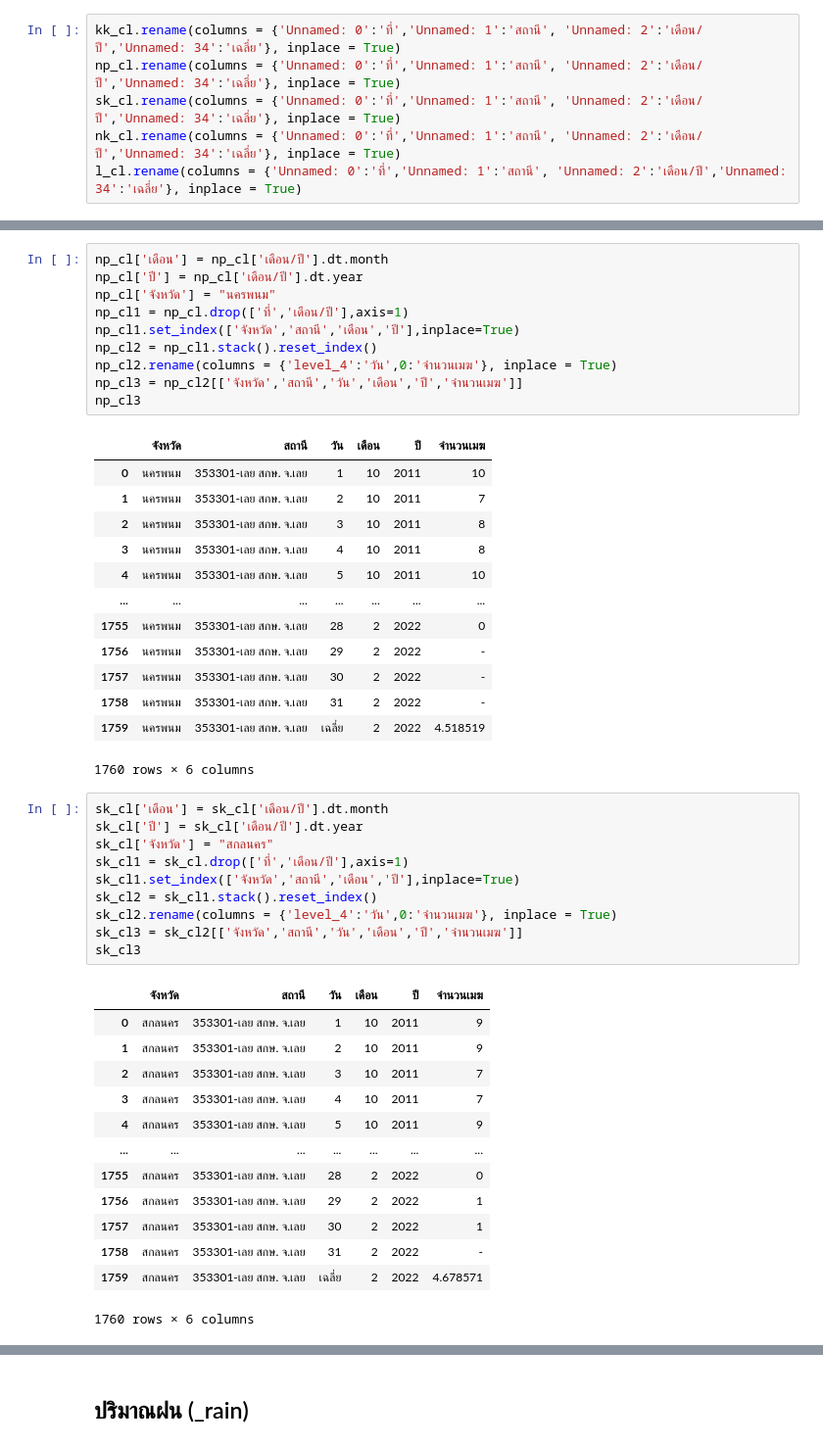
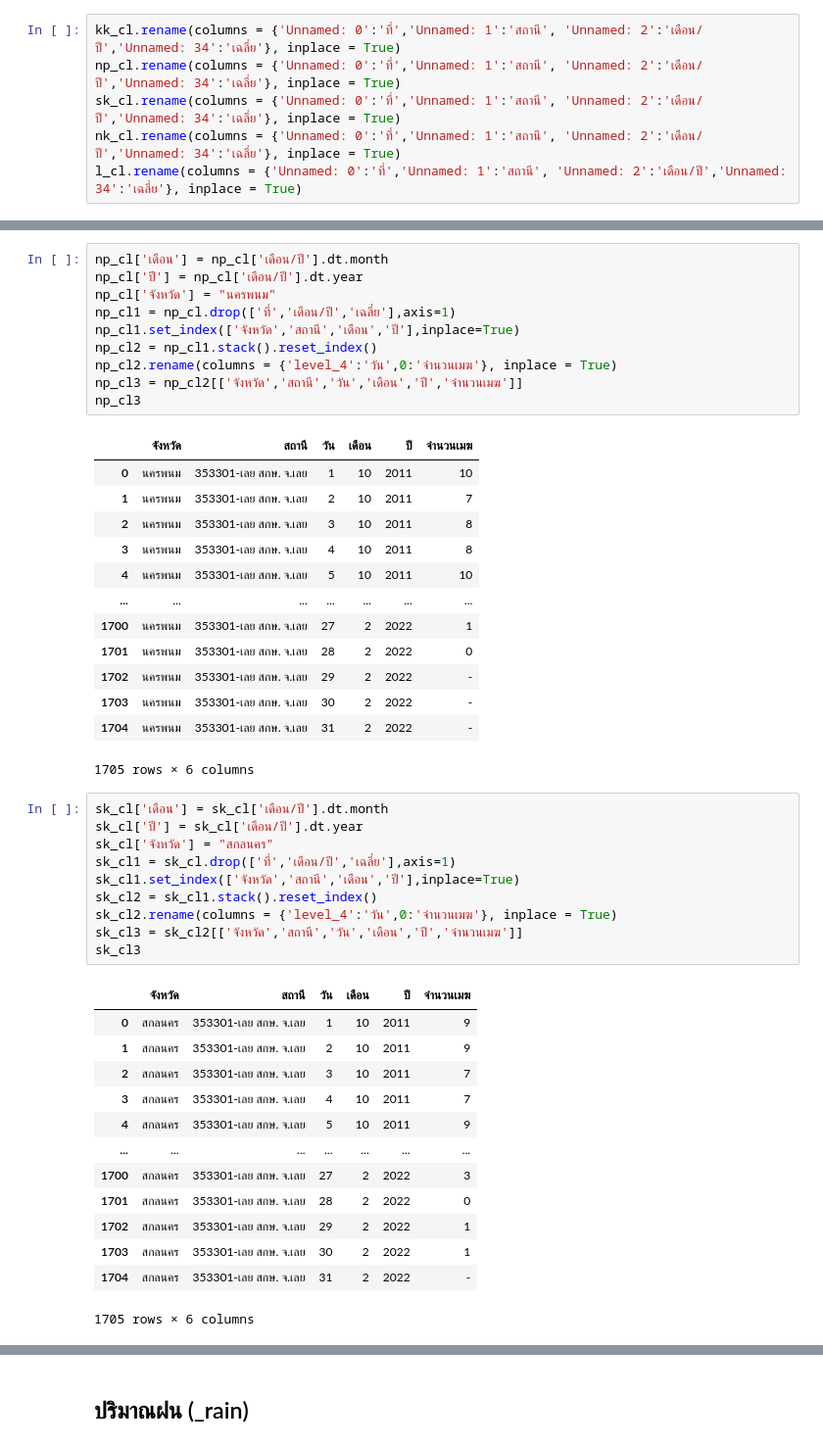
Before and after one commit to supatsara2002/bsc_dpdm22, a Jupyter notebook: Quiz_Group_5_20_of_Midterm.ipynb, the cells around one changed output, grey strips where cells are left out. Shown at 98% size. Cells and saved outputs as stored; diff of their text form.

```diff
--- a/Quiz_Group_5_20_of_Midterm.ipynb
+++ b/Quiz_Group_5_20_of_Midterm.ipynb
@@ -799,7 +799,7 @@ kk_cl3
 np_cl['เดือน'] = np_cl['เดือน/ปี'].dt.month
 np_cl['ปี'] = np_cl['เดือน/ปี'].dt.year
 np_cl['จังหวัด'] = "นครพนม"
-np_cl1 = np_cl.drop(['ที่','เดือน/ปี'],axis=1)
+np_cl1 = np_cl.drop(['ที่','เดือน/ปี','เฉลี่ย'],axis=1)
 np_cl1.set_index(['จังหวัด','สถานี','เดือน','ปี'],inplace=True)
 np_cl2 = np_cl1.stack().reset_index()
 np_cl2.rename(columns = {'level_4':'วัน',0:'จำนวนเมฆ'}, inplace = True)
@@ -813,36 +813,36 @@ np_cl3
 | 3 | นครพนม | 353301-เลย สกษ. จ.เลย | 4 | 10 | 2011 | 8 |
 | 4 | นครพนม | 353301-เลย สกษ. จ.เลย | 5 | 10 | 2011 | 10 |
 | ... | ... | ... | ... | ... | ... | ... |
-| 1755 | นครพนม | 353301-เลย สกษ. จ.เลย | 28 | 2 | 2022 | 0 |
-| 1756 | นครพนม | 353301-เลย สกษ. จ.เลย | 29 | 2 | 2022 | - |
-| 1757 | นครพนม | 353301-เลย สกษ. จ.เลย | 30 | 2 | 2022 | - |
-| 1758 | นครพนม | 353301-เลย สกษ. จ.เลย | 31 | 2 | 2022 | - |
-| 1759 | นครพนม | 353301-เลย สกษ. จ.เลย | เฉลี่ย | 2 | 2022 | 4.518519 |
+| 1700 | นครพนม | 353301-เลย สกษ. จ.เลย | 27 | 2 | 2022 | 1 |
+| 1701 | นครพนม | 353301-เลย สกษ. จ.เลย | 28 | 2 | 2022 | 0 |
+| 1702 | นครพนม | 353301-เลย สกษ. จ.เลย | 29 | 2 | 2022 | - |
+| 1703 | นครพนม | 353301-เลย สกษ. จ.เลย | 30 | 2 | 2022 | - |
+| 1704 | นครพนม | 353301-เลย สกษ. จ.เลย | 31 | 2 | 2022 | - |
-1760 rows × 6 columns
+1705 rows × 6 columns
 # %%
 sk_cl['เดือน'] = sk_cl['เดือน/ปี'].dt.month
 sk_cl['ปี'] = sk_cl['เดือน/ปี'].dt.year
 sk_cl['จังหวัด'] = "สกลนคร"
-sk_cl1 = sk_cl.drop(['ที่','เดือน/ปี'],axis=1)
+sk_cl1 = sk_cl.drop(['ที่','เดือน/ปี','เฉลี่ย'],axis=1)
 sk_cl1.set_index(['จังหวัด','สถานี','เดือน','ปี'],inplace=True)
 sk_cl2 = sk_cl1.stack().reset_index()
 sk_cl2.rename(columns = {'level_4':'วัน',0:'จำนวนเมฆ'}, inplace = True)
 sk_cl3 = sk_cl2[['จังหวัด','สถานี','วัน','เดือน','ปี','จำนวนเมฆ']]
 sk_cl3
 # %% [output]
 |  | จังหวัด | สถานี | วัน | เดือน | ปี | จำนวนเมฆ |
 | 0 | สกลนคร | 353301-เลย สกษ. จ.เลย | 1 | 10 | 2011 | 9 |
 | 1 | สกลนคร | 353301-เลย สกษ. จ.เลย | 2 | 10 | 2011 | 9 |
 | 2 | สกลนคร | 353301-เลย สกษ. จ.เลย | 3 | 10 | 2011 | 7 |
 | 3 | สกลนคร | 353301-เลย สกษ. จ.เลย | 4 | 10 | 2011 | 7 |
 | 4 | สกลนคร | 353301-เลย สกษ. จ.เลย | 5 | 10 | 2011 | 9 |
 | ... | ... | ... | ... | ... | ... | ... |
-| 1755 | สกลนคร | 353301-เลย สกษ. จ.เลย | 28 | 2 | 2022 | 0 |
-| 1756 | สกลนคร | 353301-เลย สกษ. จ.เลย | 29 | 2 | 2022 | 1 |
-| 1757 | สกลนคร | 353301-เลย สกษ. จ.เลย | 30 | 2 | 2022 | 1 |
-| 1758 | สกลนคร | 353301-เลย สกษ. จ.เลย | 31 | 2 | 2022 | - |
-| 1759 | สกลนคร | 353301-เลย สกษ. จ.เลย | เฉลี่ย | 2 | 2022 | 4.678571 |
+| 1700 | สกลนคร | 353301-เลย สกษ. จ.เลย | 27 | 2 | 2022 | 3 |
+| 1701 | สกลนคร | 353301-เลย สกษ. จ.เลย | 28 | 2 | 2022 | 0 |
+| 1702 | สกลนคร | 353301-เลย สกษ. จ.เลย | 29 | 2 | 2022 | 1 |
+| 1703 | สกลนคร | 353301-เลย สกษ. จ.เลย | 30 | 2 | 2022 | 1 |
+| 1704 | สกลนคร | 353301-เลย สกษ. จ.เลย | 31 | 2 | 2022 | - |
-1760 rows × 6 columns
+1705 rows × 6 columns
 # %%
 nk_cl['เดือน'] = nk_cl['เดือน/ปี'].dt.month
 nk_cl['ปี'] = nk_cl['เดือน/ปี'].dt.year
```
Also changed, not shown: parts of 50 cells of this notebook.
